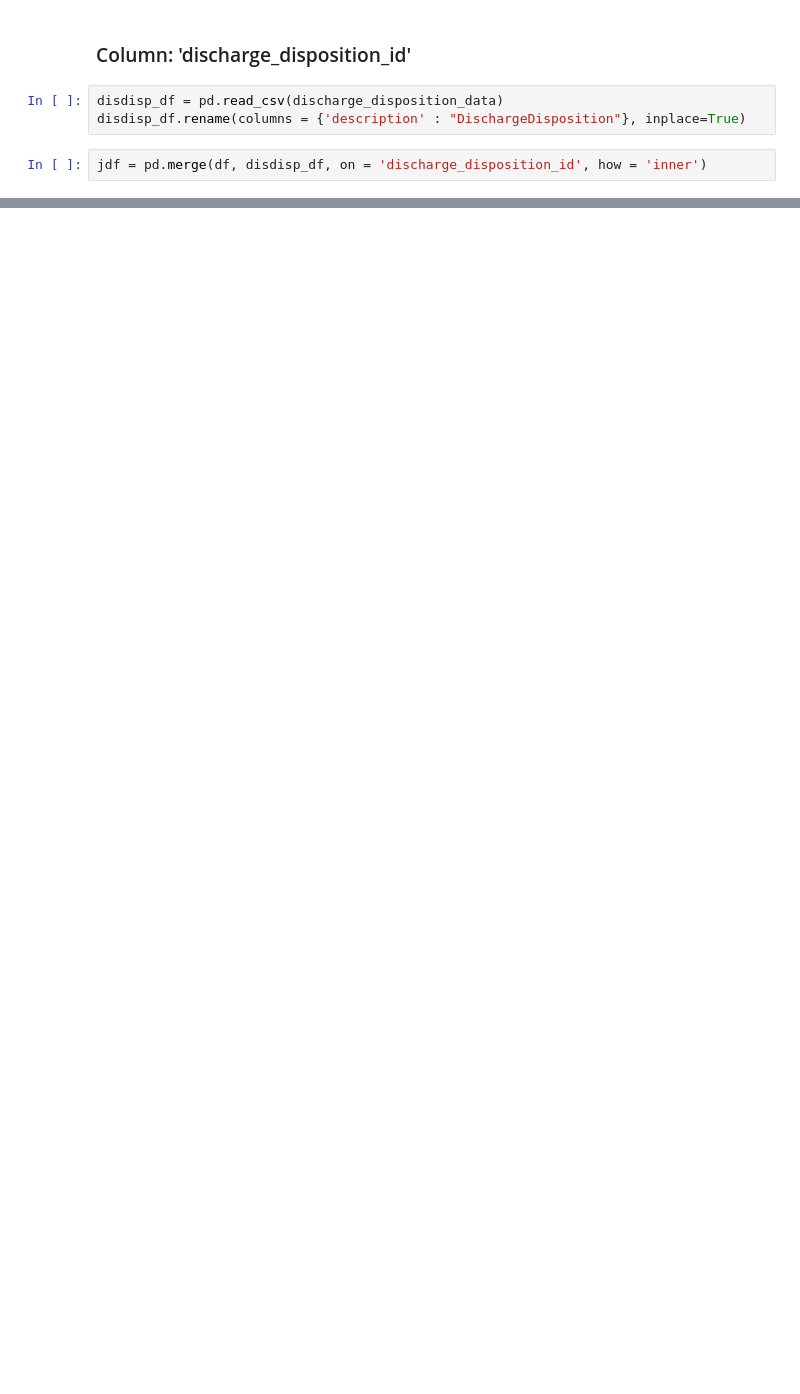
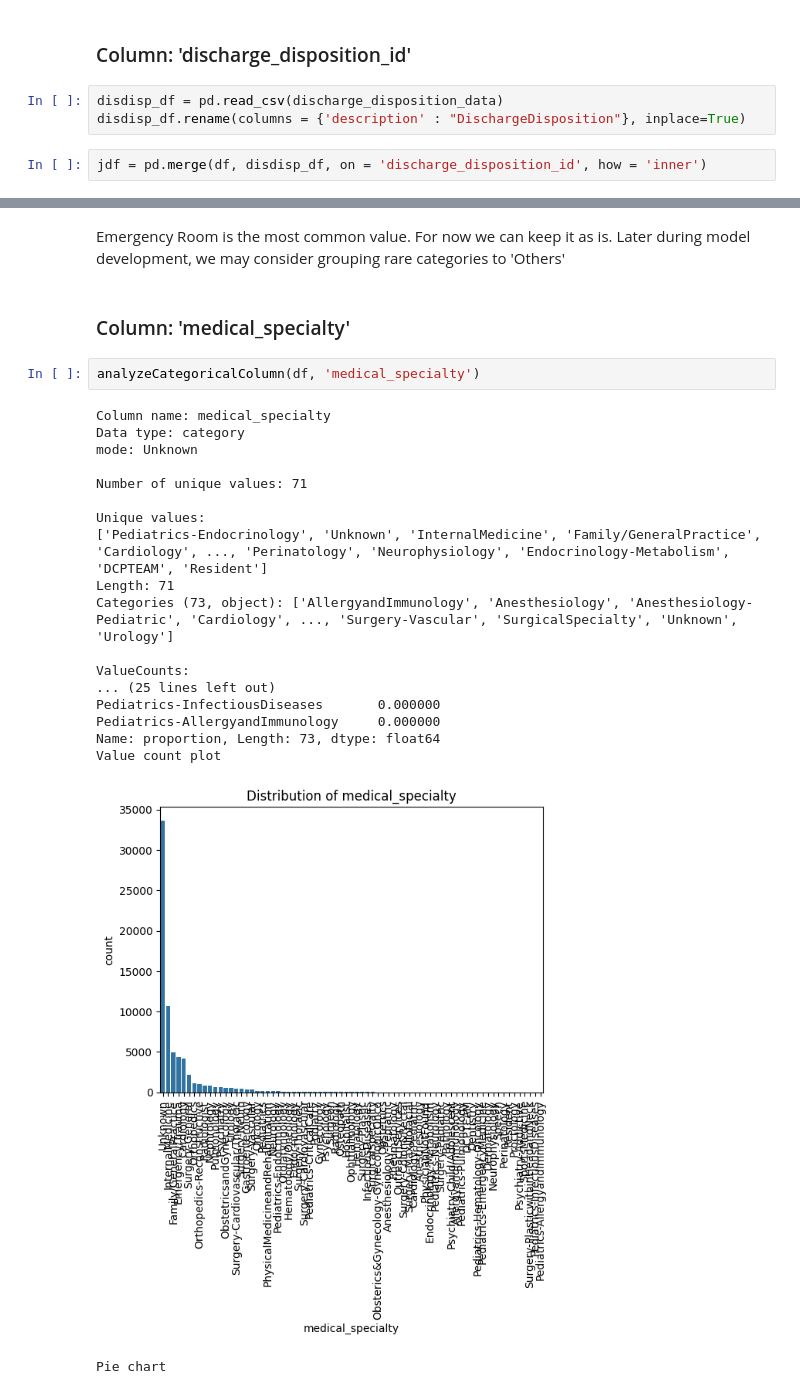
Before and after one commit to abhitoshj/diabetes-readmission, a Jupyter notebook: Code/03-eda-univariate.ipynb, the cells around one changed output, grey strips where cells are left out. Cells and saved outputs as stored; diff of their text form; blank space fills up the shorter version.

```diff
--- a/Code/03-eda-univariate.ipynb
+++ b/Code/03-eda-univariate.ipynb
@@ -187,0 +223,26 @@ Pie chart
+# %% [markdown]
+Emergency Room is the most common value. For now we can keep it as is. Later during model development, we may consider grouping rare categories to 'Others'
+# %% [markdown]
+### Column: 'medical_specialty'
+# %%
+analyzeCategoricalColumn(df, 'medical_specialty')
+# %% [output]
+Column name: medical_specialty
+Data type: category
+mode: Unknown
+
+Number of unique values: 71
+
+Unique values:
+['Pediatrics-Endocrinology', 'Unknown', 'InternalMedicine', 'Family/GeneralPractice', 'Cardiology', ..., 'Perinatology', 'Neurophysiology', 'Endocrinology-Metabolism', 'DCPTEAM', 'Resident']
+Length: 71
+Categories (73, object): ['AllergyandImmunology', 'Anesthesiology', 'Anesthesiology-Pediatric', 'Cardiology', ..., 'Surgery-Vascular', 'SurgicalSpecialty', 'Unknown', 'Urology']
+
+ValueCounts:
+... (25 lines left out)
+Pediatrics-InfectiousDiseases       0.000000
+Pediatrics-AllergyandImmunology     0.000000
+Name: proportion, Length: 73, dtype: float64
+Value count plot
+[figure, added]
+Pie chart
```
Also changed, not shown: parts of 55 cells of this notebook, 1 other file.
